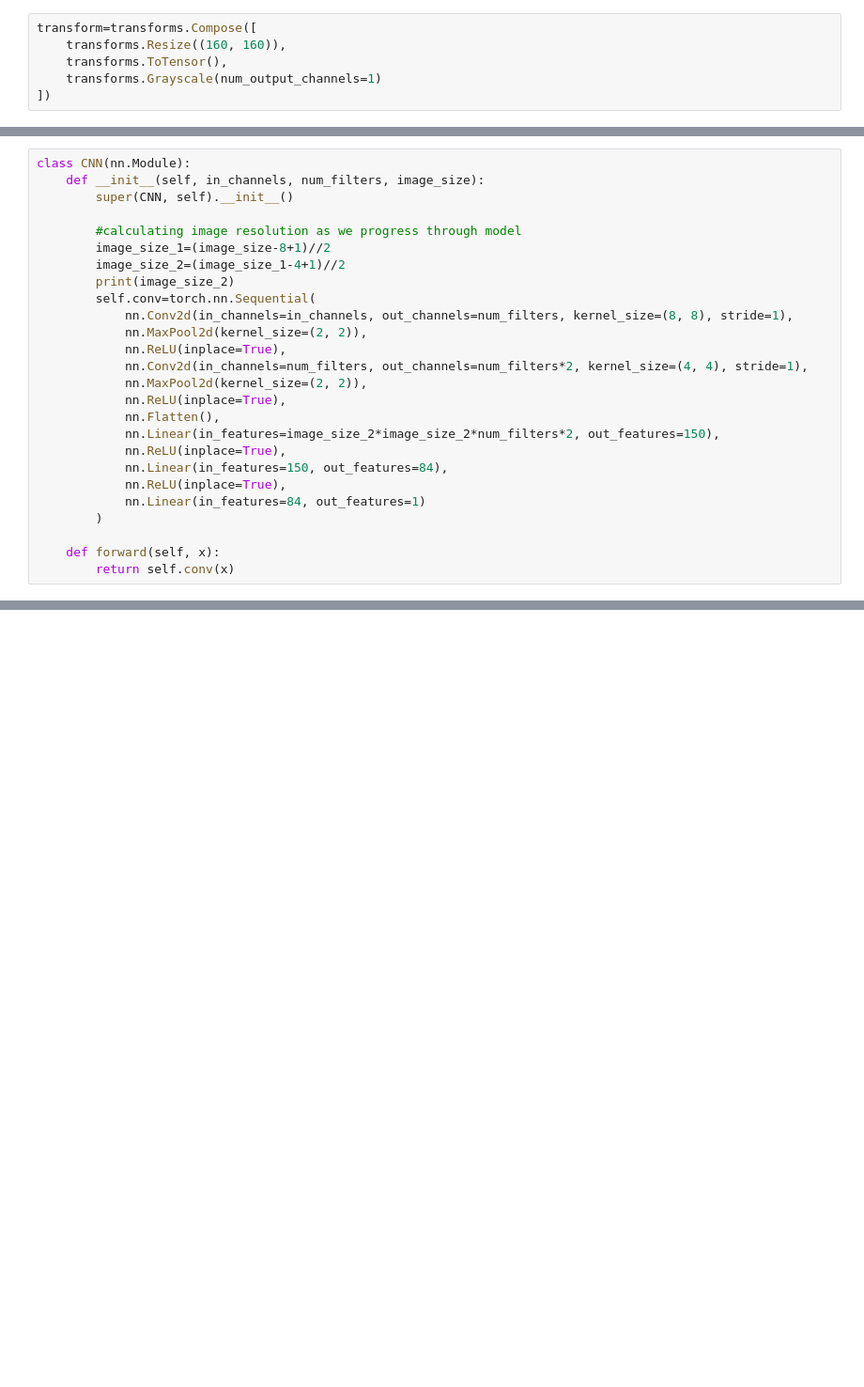
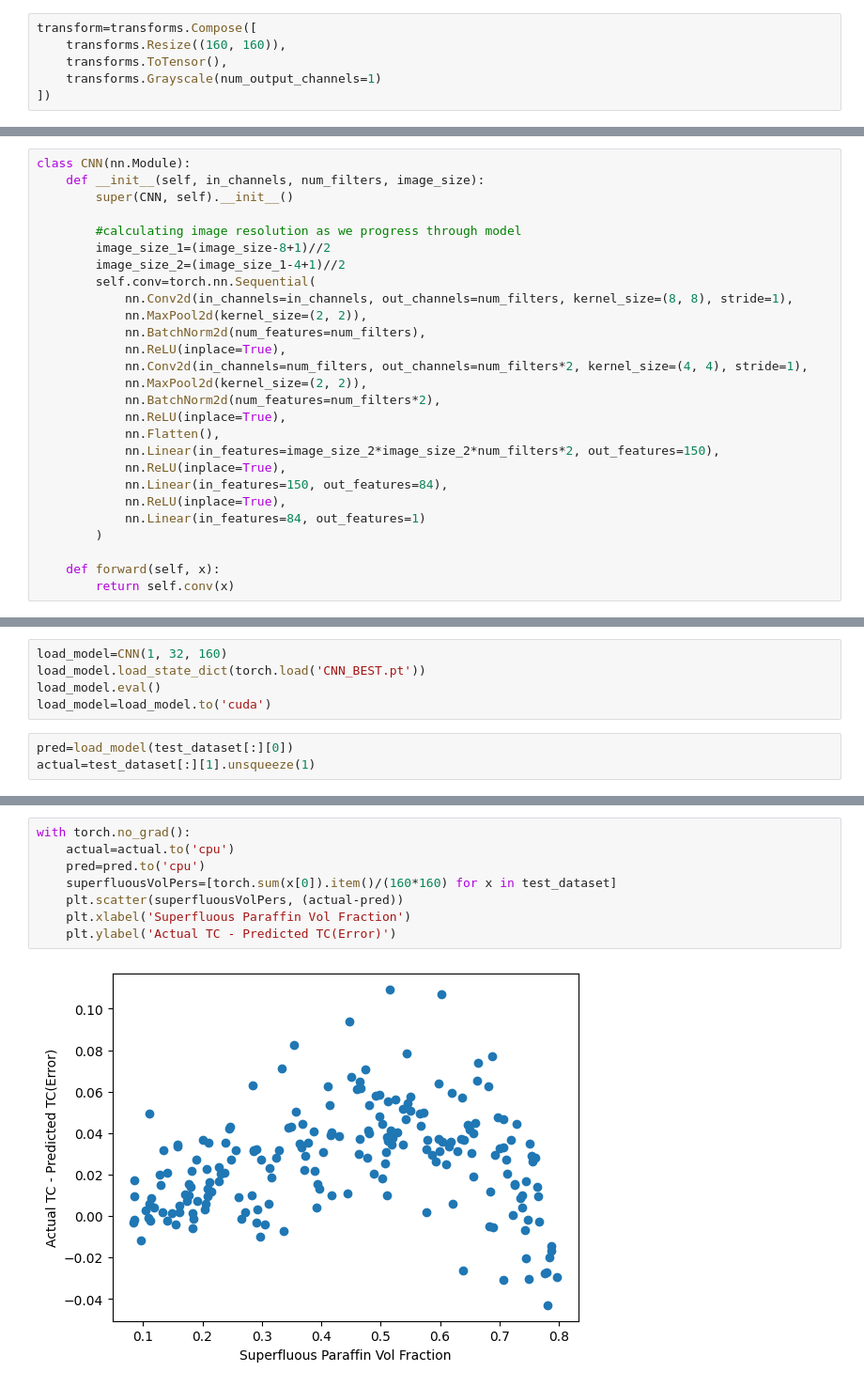
Before and after one commit to AadiDev005/Paraffin-EG-Model, a Jupyter notebook: CNN.ipynb, the cells around one changed output, grey strips where cells are left out. Shown at 94% size. Drawn from its saved outputs; the diff is of its cells as text; blank space fills up the shorter version.

```diff
--- a/CNN.ipynb
+++ b/CNN.ipynb
@@ -55,13 +55,14 @@ class CNN(nn.Module):
         #calculating image resolution as we progress through model
         image_size_1=(image_size-8+1)//2
         image_size_2=(image_size_1-4+1)//2
-        print(image_size_2)
         self.conv=torch.nn.Sequential(
             nn.Conv2d(in_channels=in_channels, out_channels=num_filters, kernel_size=(8, 8), stride=1),
             nn.MaxPool2d(kernel_size=(2, 2)),
+            nn.BatchNorm2d(num_features=num_filters),
             nn.ReLU(inplace=True),
             nn.Conv2d(in_channels=num_filters, out_channels=num_filters*2, kernel_size=(4, 4), stride=1),
             nn.MaxPool2d(kernel_size=(2, 2)),
+            nn.BatchNorm2d(num_features=num_filters*2),
             nn.ReLU(inplace=True),
             nn.Flatten(),
             nn.Linear(in_features=image_size_2*image_size_2*num_filters*2, out_features=150),
@@ -81,0 +167,8 @@ tensor([[-0.0770]], grad_fn=<AddmmBackward0>)
+# %%
+load_model=CNN(1, 32, 160)
+load_model.load_state_dict(torch.load('CNN_BEST.pt'))
+load_model.eval()
+load_model=load_model.to('cuda')
+# %%
+pred=load_model(test_dataset[:][0])
+actual=test_dataset[:][1].unsqueeze(1)
@@ -81,0 +197,10 @@ tensor([[-0.0770]], grad_fn=<AddmmBackward0>)
+# %%
+with torch.no_grad():
+    actual=actual.to('cpu')
+    pred=pred.to('cpu')
+    superfluousVolPers=[torch.sum(x[0]).item()/(160*160) for x in test_dataset]
+    plt.scatter(superfluousVolPers, (actual-pred))
+    plt.xlabel('Superfluous Paraffin Vol Fraction')
+    plt.ylabel('Actual TC - Predicted TC(Error)')
+# %% [output]
+[figure, added]
```
Also changed, not shown: parts of 15 cells of this notebook, 1 other file.
